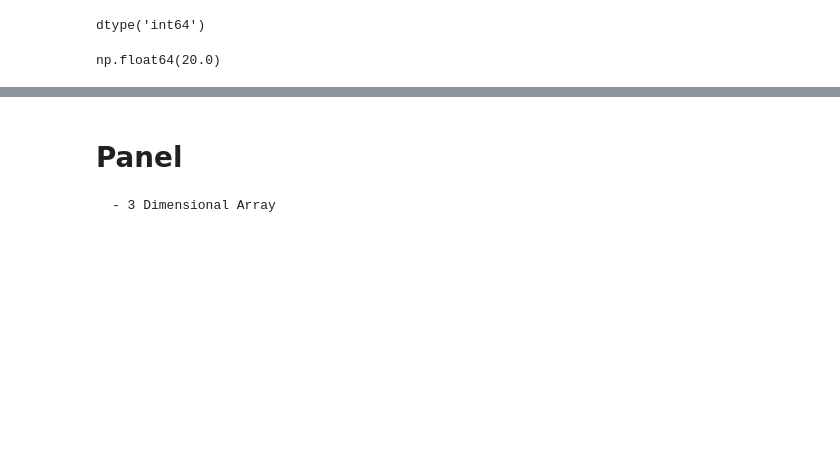
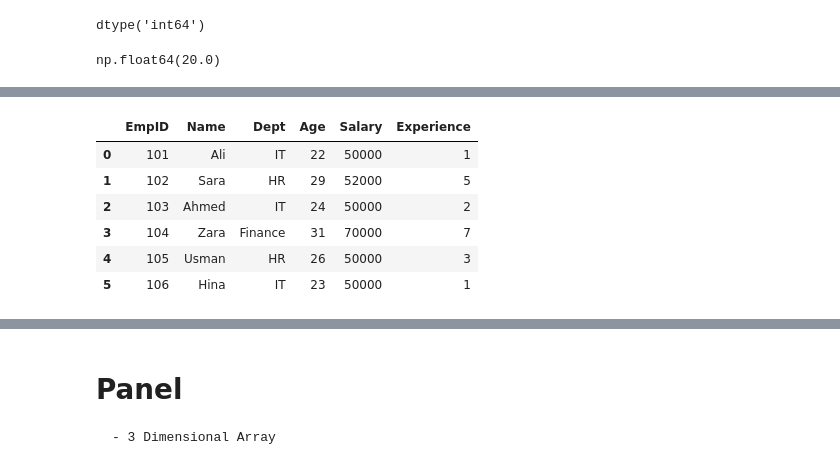
Before and after one commit to RealHaroon/Data-Analytics, a Jupyter notebook: Notebooks/Pandas/Pandas Datastructure.ipynb, the cells around one changed output, grey strips where cells are left out. Cells and saved outputs as stored; diff of their text form; code cells hidden in the pictures; blank space fills up the shorter version.

```diff
--- a/Notebooks/Pandas/Pandas Datastructure.ipynb
+++ b/Notebooks/Pandas/Pandas Datastructure.ipynb
@@ -403,0 +728,11 @@ s.mean()
+# %%
+df.loc[(df['Dept']=='HR')&(df["Experience"]<3),'Salary']=50000
+df
+# %% [output]
+|  | EmpID | Name | Dept | Age | Salary | Experience |
+| 0 | 101 | Ali | IT | 22 | 50000 | 1 |
+| 1 | 102 | Sara | HR | 29 | 52000 | 5 |
+| 2 | 103 | Ahmed | IT | 24 | 50000 | 2 |
+| 3 | 104 | Zara | Finance | 31 | 70000 | 7 |
+| 4 | 105 | Usman | HR | 26 | 50000 | 3 |
+| 5 | 106 | Hina | IT | 23 | 50000 | 1 |
```
Also changed, not shown: parts of 53 cells of this notebook.
